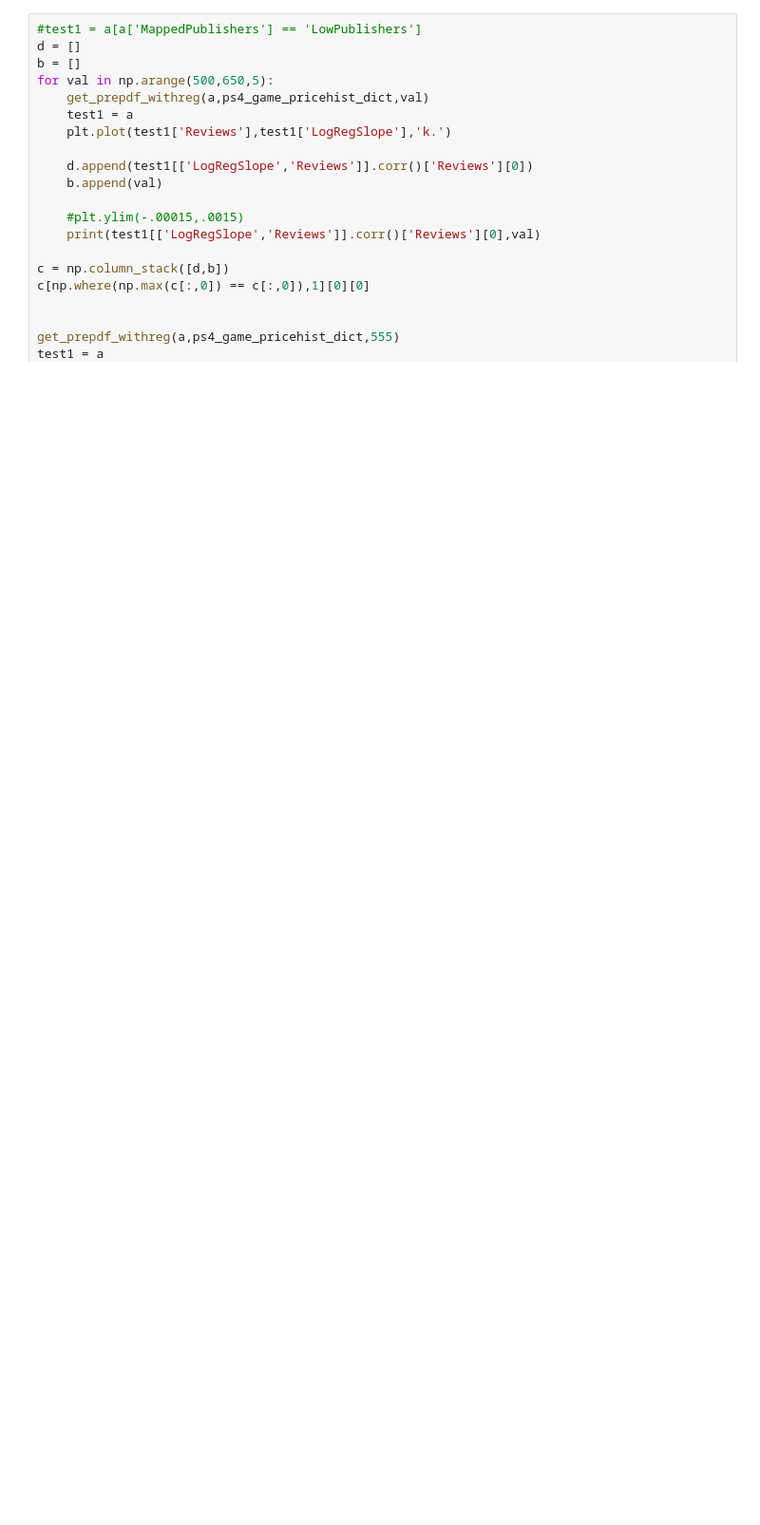
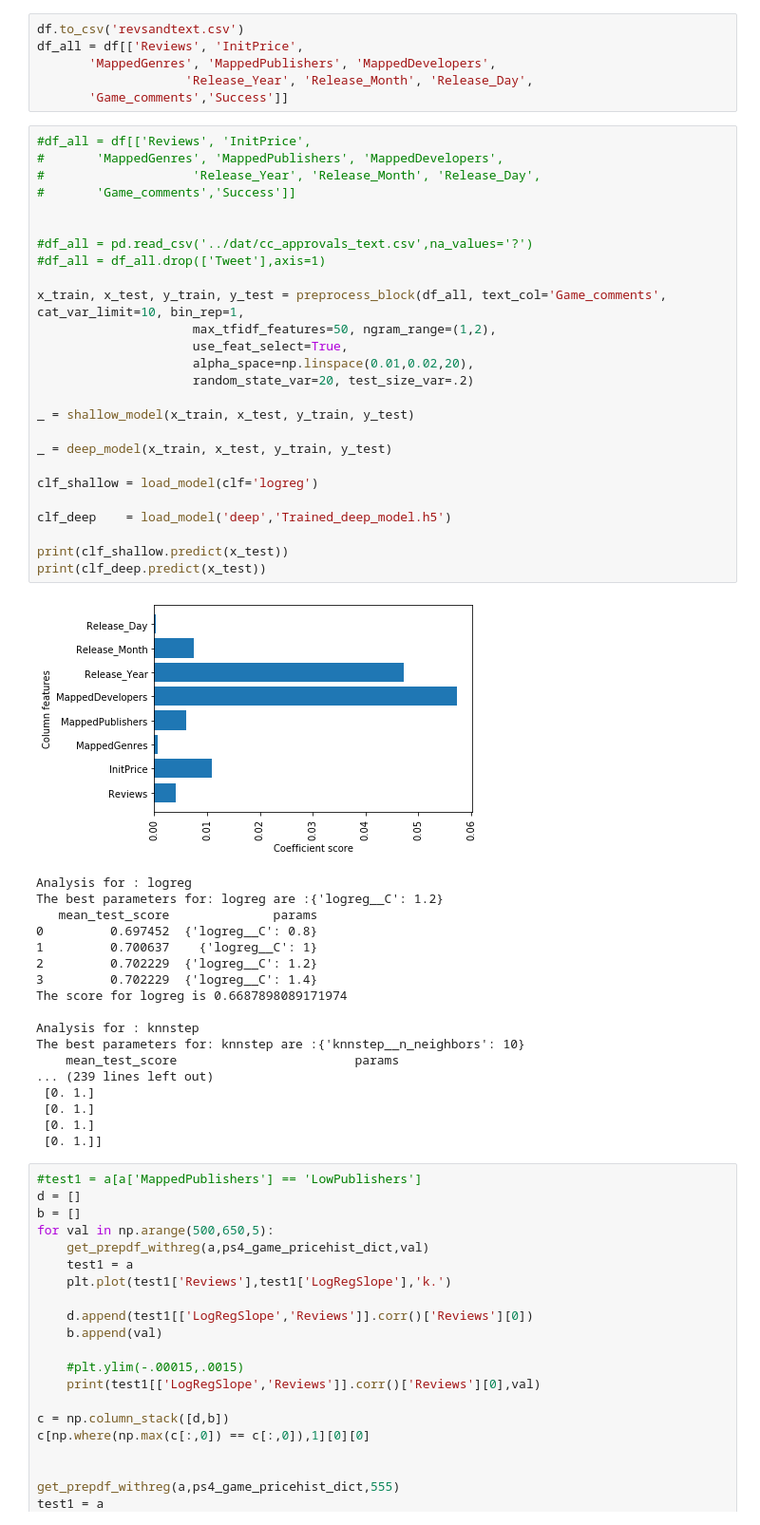
Before and after one commit to ashwin2rai/no_more_backlogs, a Jupyter notebook: notebooks/prototype_1.ipynb, the cells around one changed output. Shown at 95% size. Cells and saved outputs as stored; diff of their text form; blank space fills up the shorter version.

```diff
--- a/notebooks/prototype_1.ipynb
+++ b/notebooks/prototype_1.ipynb
@@ -810,3 +846,54 @@ PermissionError: [Errno 13] Permission denied: 'ps4_game_list.csv'
+# %%
+df.to_csv('revsandtext.csv')
+df_all = df[['Reviews', 'InitPrice',
+       'MappedGenres', 'MappedPublishers', 'MappedDevelopers',
+                    'Release_Year', 'Release_Month', 'Release_Day',
+       'Game_comments','Success']]
+# %%
+#df_all = df[['Reviews', 'InitPrice',
+#       'MappedGenres', 'MappedPublishers', 'MappedDevelopers',
+#                    'Release_Year', 'Release_Month', 'Release_Day',
+#       'Game_comments','Success']]
+
+
+#df_all = pd.read_csv('../dat/cc_approvals_text.csv',na_values='?')
+#df_all = df_all.drop(['Tweet'],axis=1)
+
+x_train, x_test, y_train, y_test = preprocess_block(df_all, text_col='Game_comments', cat_var_limit=10, bin_rep=1,
+                     max_tfidf_features=50, ngram_range=(1,2),
+                     use_feat_select=True,
+                     alpha_space=np.linspace(0.01,0.02,20),
+                     random_state_var=20, test_size_var=.2)
+
+_ = shallow_model(x_train, x_test, y_train, y_test)
+
+_ = deep_model(x_train, x_test, y_train, y_test)
+
+clf_shallow = load_model(clf='logreg')
+
+clf_deep    = load_model('deep','Trained_deep_model.h5')
+
+print(clf_shallow.predict(x_test))
+print(clf_deep.predict(x_test))
+# %% [output]
+[figure, added]
+Analysis for : logreg
+The best parameters for: logreg are :{'logreg__C': 1.2}
+   mean_test_score              params
+0         0.697452  {'logreg__C': 0.8}
+1         0.700637    {'logreg__C': 1}
+2         0.702229  {'logreg__C': 1.2}
+3         0.702229  {'logreg__C': 1.4}
+The score for logreg is 0.6687898089171974
+
+Analysis for : knnstep
+The best parameters for: knnstep are :{'knnstep__n_neighbors': 10}
+    mean_test_score                        params
+... (239 lines left out)
+ [0. 1.]
+ [0. 1.]
+ [0. 1.]
+ [0. 1.]]
 # %%
 #test1 = a[a['MappedPublishers'] == 'LowPublishers']
 d = []
```
Also changed, not shown: parts of 10 cells of this notebook.
